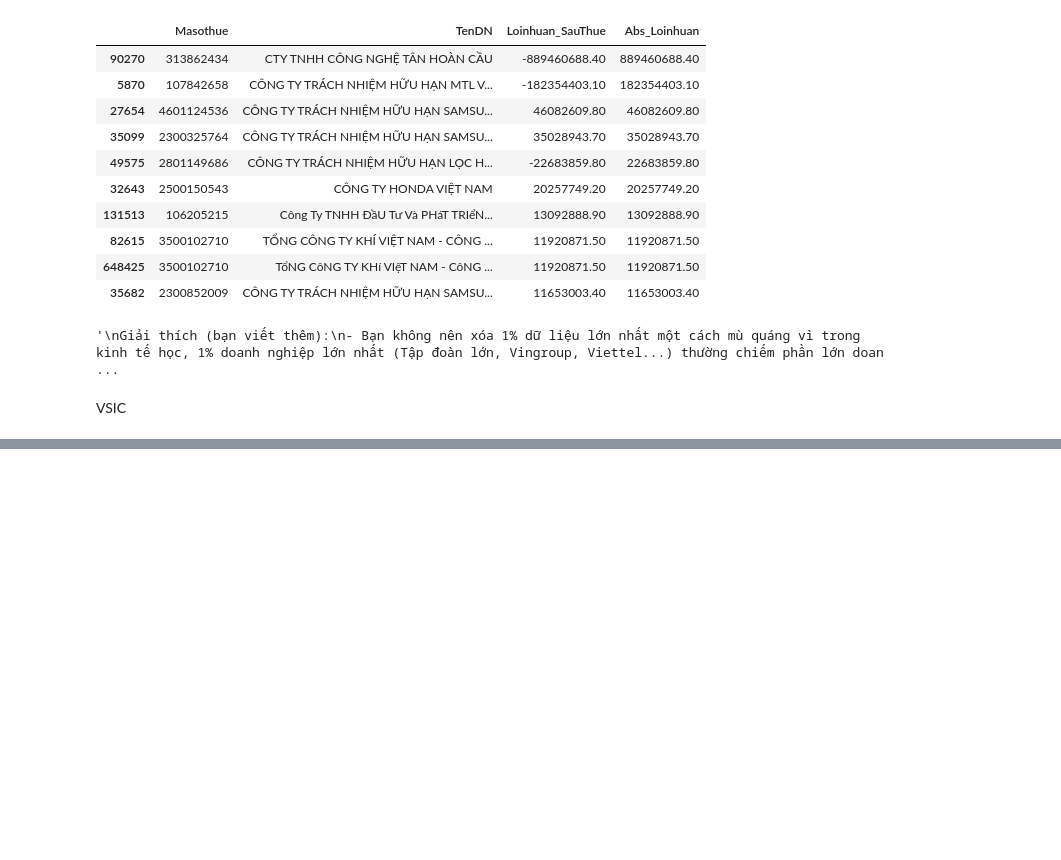
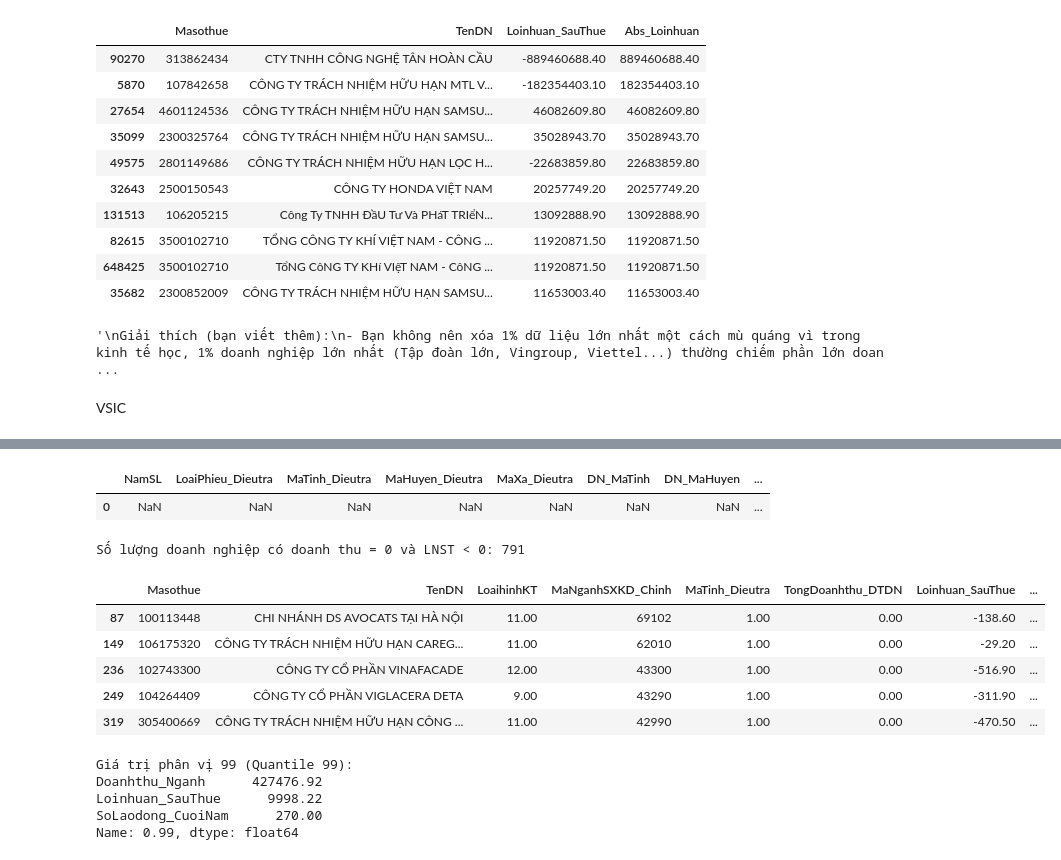
Before and after one commit to Gervasio19/data-prepare-and-visualize, a Jupyter notebook: Tutor2.ipynb, the cells around one changed output, grey strips where cells are left out. Drawn from its saved outputs; the diff is of its cells as text; code cells hidden in the pictures; blank space fills up the shorter version.

```diff
--- a/Tutor2.ipynb
+++ b/Tutor2.ipynb
@@ -169,0 +231,5 @@ df_2019['VSIC_2_digit'] = df_2019['MaNganhSXKD_Chinh'].str[:2]
+# %%
+df_2019_raw[df_2019_raw.isna().all(axis=1)]
+# %% [output]
+|  | NamSL | LoaiPhieu_Dieutra | MaTinh_Dieutra | MaHuyen_Dieutra | MaXa_Dieutra | DN_MaTinh | DN_MaHuyen | ... |
+| 0 | NaN | NaN | NaN | NaN | NaN | NaN | NaN | ... |
@@ -169,0 +241,28 @@ df_2019['VSIC_2_digit'] = df_2019['MaNganhSXKD_Chinh'].str[:2]
+# %%
+# Lọc các doanh nghiệp có Tổng doanh thu = 0 và Lợi nhuận sau thuế < 0
+condition = (df_2019['TongDoanhthu_DTDN'] == 0) & (df_2019['Loinhuan_SauThue'] < 0)
+dn_thoa_man = df_2019[condition]
+
+print(f"Số lượng doanh nghiệp có doanh thu = 0 và LNST < 0: {len(dn_thoa_man)}")
+display(dn_thoa_man.head())
+# %% [output]
+Số lượng doanh nghiệp có doanh thu = 0 và LNST < 0: 791
+|  | Masothue | TenDN | LoaihinhKT | MaNganhSXKD_Chinh | MaTinh_Dieutra | TongDoanhthu_DTDN | Loinhuan_SauThue | ... |
+| 87 | 100113448 | CHI NHÁNH DS AVOCATS TẠI HÀ NỘI | 11.00 | 69102 | 1.00 | 0.00 | -138.60 | ... |
+| 149 | 106175320 | CÔNG TY TRÁCH NHIỆM HỮU HẠN CAREG... | 11.00 | 62010 | 1.00 | 0.00 | -29.20 | ... |
+| 236 | 102743300 | CÔNG TY CỔ PHẦN VINAFACADE | 12.00 | 43300 | 1.00 | 0.00 | -516.90 | ... |
+| 249 | 104264409 | CÔNG TY CỔ PHẦN VIGLACERA DETA | 9.00 | 43290 | 1.00 | 0.00 | -311.90 | ... |
+| 319 | 305400669 | CÔNG TY TRÁCH NHIỆM HỮU HẠN CÔNG ... | 11.00 | 42990 | 1.00 | 0.00 | -470.50 | ... |
+# %%
+# Tính quantile 99 cho Doanh thu ngành, Lợi nhuận sau thuế, và Lao động cuối năm
+cols_to_check = ['Doanhthu_Nganh', 'Loinhuan_SauThue', 'SoLaodong_CuoiNam']
+quantile_99 = df_2019_raw[cols_to_check].quantile(0.99)
+
+print("Giá trị phân vị 99 (Quantile 99):")
+print(quantile_99)
+# %% [output]
+Giá trị phân vị 99 (Quantile 99):
+Doanhthu_Nganh      427476.92
+Loinhuan_SauThue      9998.22
+SoLaodong_CuoiNam      270.00
+Name: 0.99, dtype: float64
```
Also changed, not shown: parts of 6 cells of this notebook.
